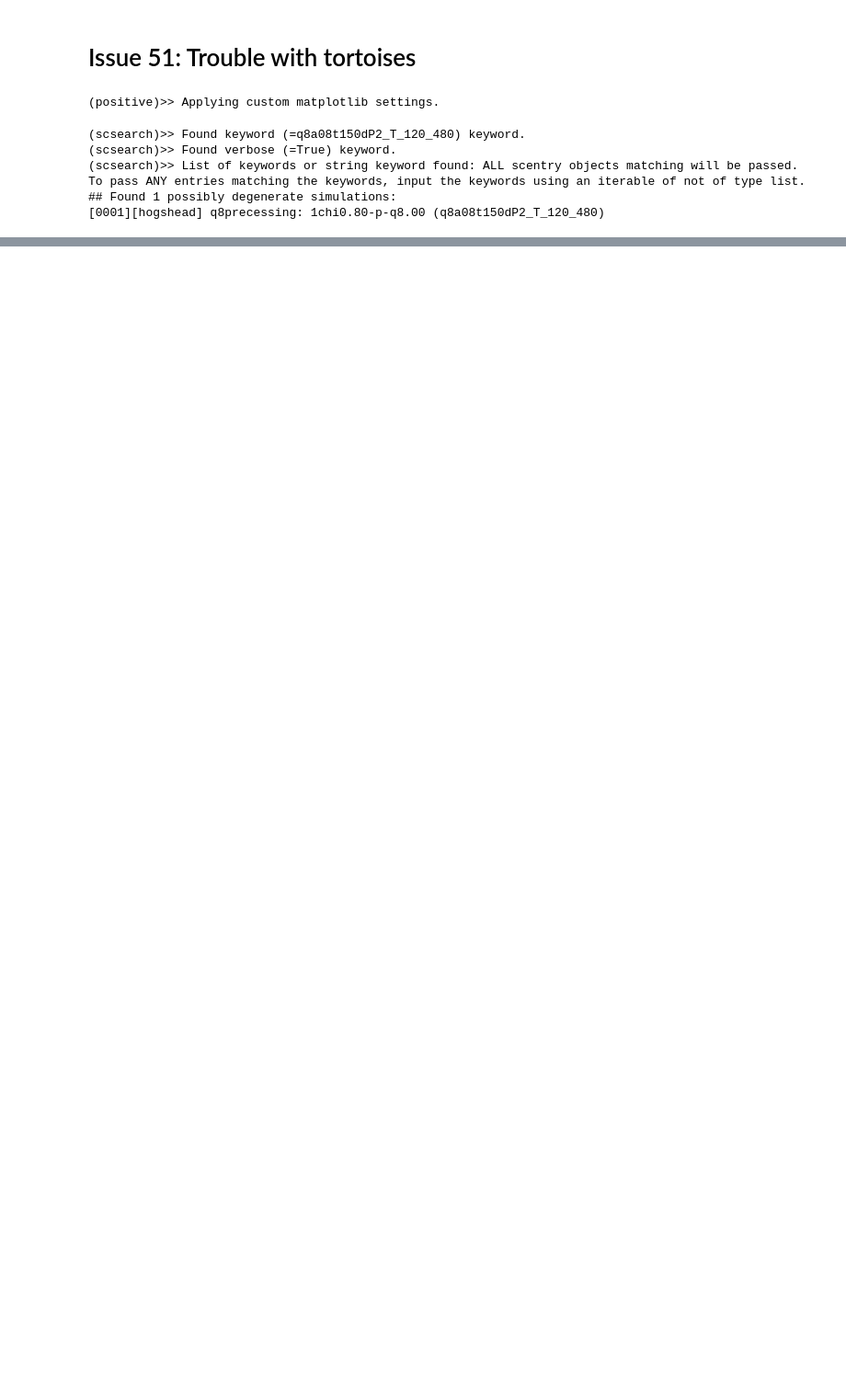
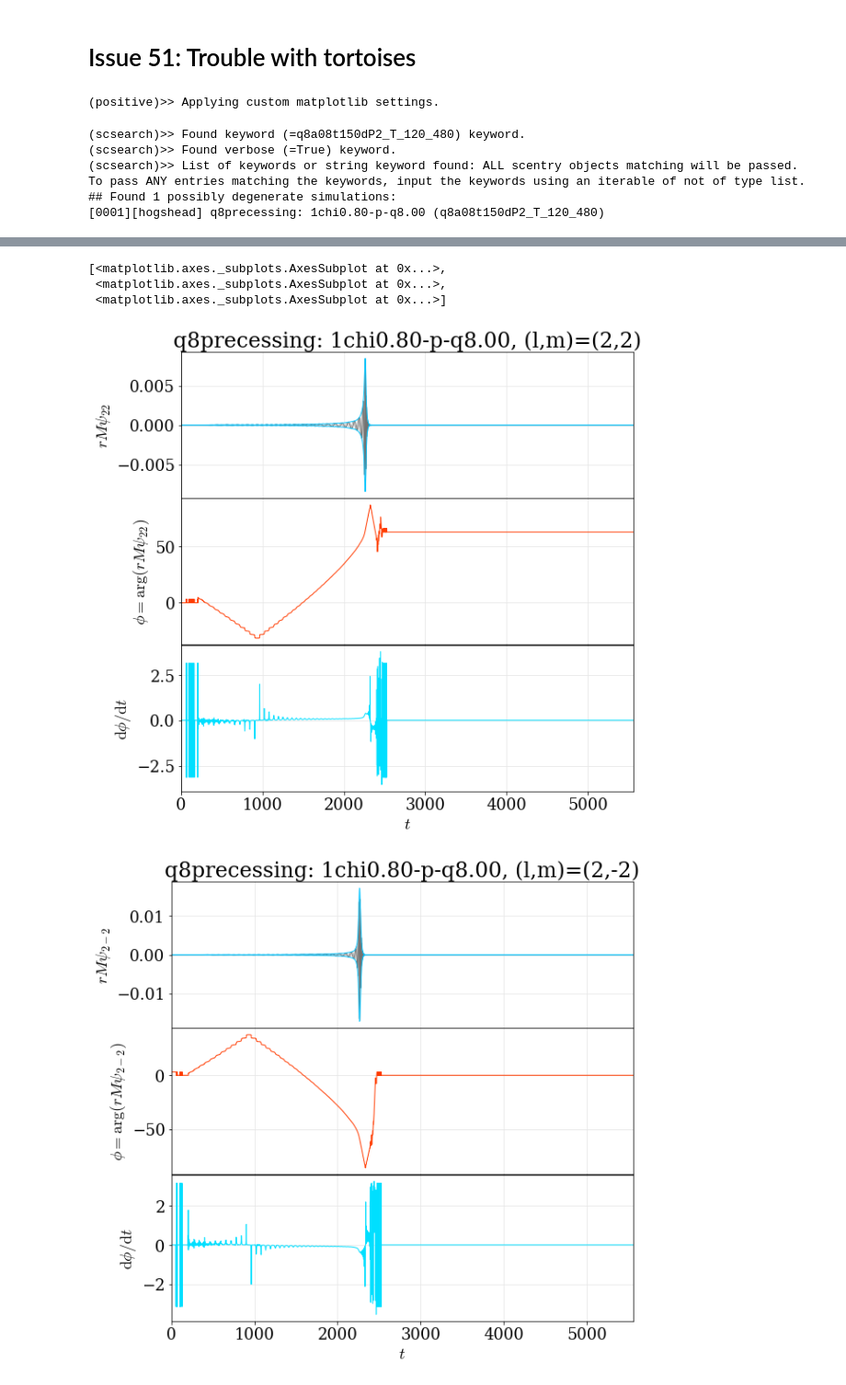
Before and after one commit to llondon6/nrutils_dev, a Jupyter notebook: issues/open/issue51.ipynb, the cells around one changed output, grey strips where cells are left out. Shown at 92% size. Cells and saved outputs as stored; diff of their text form; code cells hidden in the pictures; blank space fills up the shorter version.

```diff
--- a/issues/open/issue51.ipynb
+++ b/issues/open/issue51.ipynb
@@ -23,5 +23,5 @@ A = scsearch(keyword='q8a08t150dP2_T_120_480',verbose=True)
 ## Found 1 possibly degenerate simulations:
 [0001][hogshead] q8precessing: 1chi0.80-p-q8.00 (q8a08t150dP2_T_120_480)
 # %%
-y_raw = gwylm( A[0], lmax=2, verbose=False, clean = True, dt=0.5,pad=1000 )
+y_raw = gwylm( A[0], lmax=2, verbose=True, clean = True, dt=0.5,pad=1000 )
 # %% [output]
@@ -28,0 +45,8 @@ KeyError: 'radius_map_tortoise'
+# %%
+y_raw.plot()
+# %% [output]
+[<matplotlib.axes._subplots.AxesSubplot at 0x...>,
+ <matplotlib.axes._subplots.AxesSubplot at 0x...>,
+ <matplotlib.axes._subplots.AxesSubplot at 0x...>]
+[figure, added]
+[figure, added]
```
Also changed, not shown: parts of 3 cells of this notebook, 1 other file.
